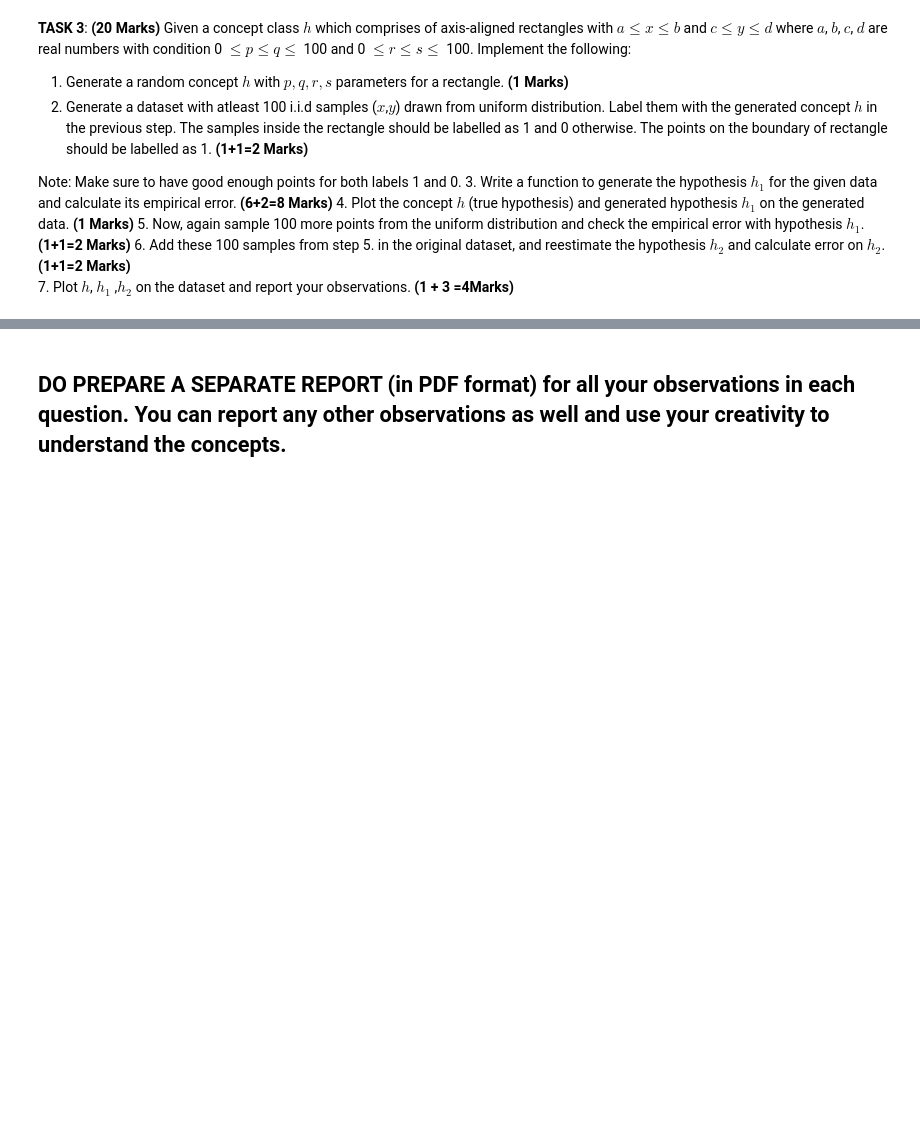
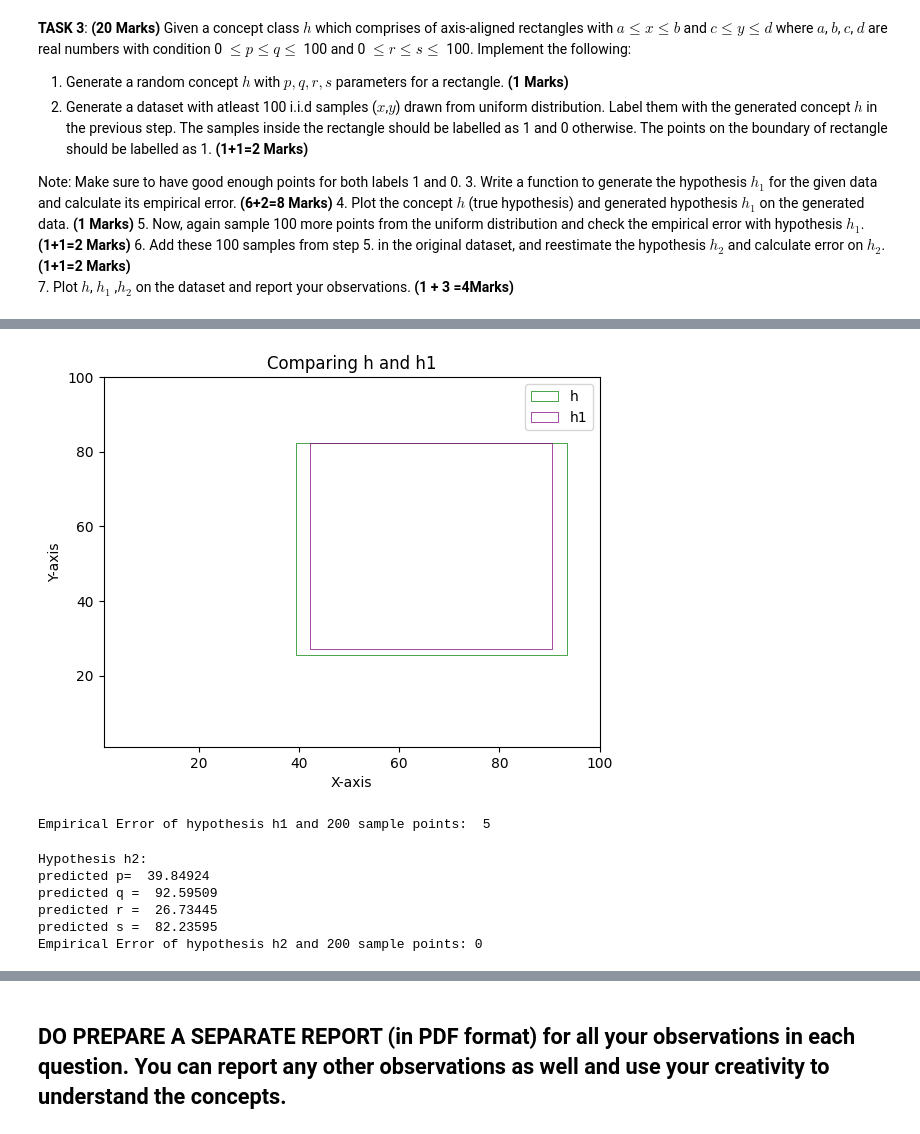
Before and after one commit to Aditya-Y-29/ML-Assignments, a Jupyter notebook: Assignment-1/ADITYA _ - ML24_(CS503)_Lab1_PAC_Regression.ipynb, the cells around one changed output, grey strips where cells are left out. Drawn from its saved outputs; the diff is of its cells as text; code cells hidden in the pictures; blank space fills up the shorter version.

```diff
--- a/Assignment-1/ADITYA _ - ML24_(CS503)_Lab1_PAC_Regression.ipynb
+++ b/Assignment-1/ADITYA _ - ML24_(CS503)_Lab1_PAC_Regression.ipynb
@@ -293,0 +354,16 @@ Note: Make sure to have good enough points for both labels 1 and 0.</br>
+# %%
+# function to generate ERM hypothesis
+# ----- 3c ------
+
+def generate_hypothesis(labeled_dataset):
+    p_pred=100
+    q_pred=0
+    r_pred=100
+    s_pred=0
+    for dataset_instance in labeled_dataset:
+        if dataset_instance[2]==1:
+            p_pred = min(p_pred,dataset_instance[0])
+            q_pred = max(q_pred,dataset_instance[0])
+            r_pred = min(r_pred,dataset_instance[1])
+            s_pred = max(s_pred,dataset_instance[1])
+    return [p_pred, q_pred, r_pred, s_pred]
@@ -293,0 +440,48 @@ Note: Make sure to have good enough points for both labels 1 and 0.</br>
+# %%
+fig, ax = plt.subplots()
+rectangle_h = patches.Rectangle((random_concept_h_parameter[0], random_concept_h_parameter[2]), random_concept_h_parameter[1]-random_concept_h_parameter[0], random_concept_h_parameter[3]-random_concept_h_parameter[2], linewidth=0.5, edgecolor='green', facecolor='none', label='h')
+ax.add_patch(rectangle_h)
+rectangle_h1 = patches.Rectangle((hypothesis_h1_parameter[0], hypothesis_h1_parameter[2]), hypothesis_h1_parameter[1]-hypothesis_h1_parameter[0], hypothesis_h1_parameter[3]-hypothesis_h1_parameter[2], linewidth=0.5, edgecolor='purple', facecolor='none', label='h1')
+ax.add_patch(rectangle_h1)
+
+ax.set_xlim(1, 100)
+ax.set_ylim(1, 100)
+
+plt.xlabel('X-axis')
+plt.ylabel('Y-axis')
+plt.title('Comparing h and h1')
+plt.legend()
+plt.show()
+# %% [output]
+[figure, added]
+# %%
+# sample 100 more points from the uniform distribution and check the empirical error with hypothesis h1
+# ----- 3e -----
+
+dataset200 = dataset100 + generate_dataset(100)
+h1_labeled_dataset200 = labeling_function(dataset200, hypothesis_h1_parameter)
+emperical_error200= calculate_emperical_error(random_concept_h_parameter, h1_labeled_dataset200)
+print("Empirical Error of hypothesis h1 and 200 sample points: ", emperical_error200)
+# %% [output]
+Empirical Error of hypothesis h1 and 200 sample points:  5
+# %%
+# Add these 100 samples from step 5. in the original dataset, and reestimate the hypothesis h2 and calculate error on h2
+# ----- 3f ------
+
+labeled_dataset200 = labeling_function(dataset200, random_concept_h_parameter)
+hypothesis_h2_parameter = generate_hypothesis(labeled_dataset200)
+print("Hypothesis h2:")
+print("predicted p= ", hypothesis_h2_parameter[0])
+print("predicted q = ", hypothesis_h2_parameter[1])
+print("predicted r = ", hypothesis_h2_parameter[2])
+print("predicted s = ", hypothesis_h2_parameter[3])
+h2_labeled_dataset200 = labeling_function(dataset200, hypothesis_h2_parameter)
+emperical_error200 = calculate_emperical_error(random_concept_h_parameter, h2_labeled_dataset200)
+print("Empirical Error of hypothesis h2 and 200 sample points:", emperical_error200)
+# %% [output]
+Hypothesis h2:
+predicted p=  39.84924
+predicted q =  92.59509
+predicted r =  26.73445
+predicted s =  82.23595
+Empirical Error of hypothesis h2 and 200 sample points: 0
```
Also changed, not shown: parts of 15 cells of this notebook.
